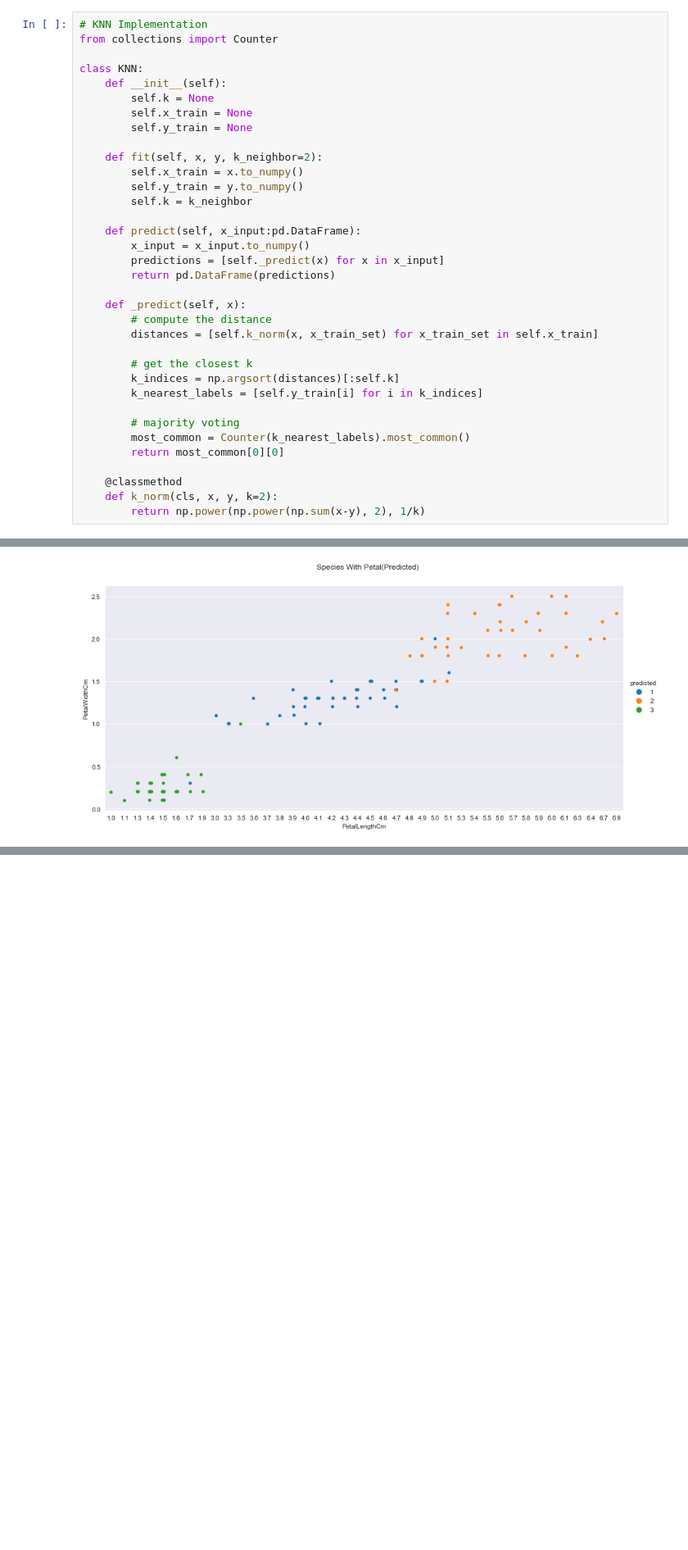
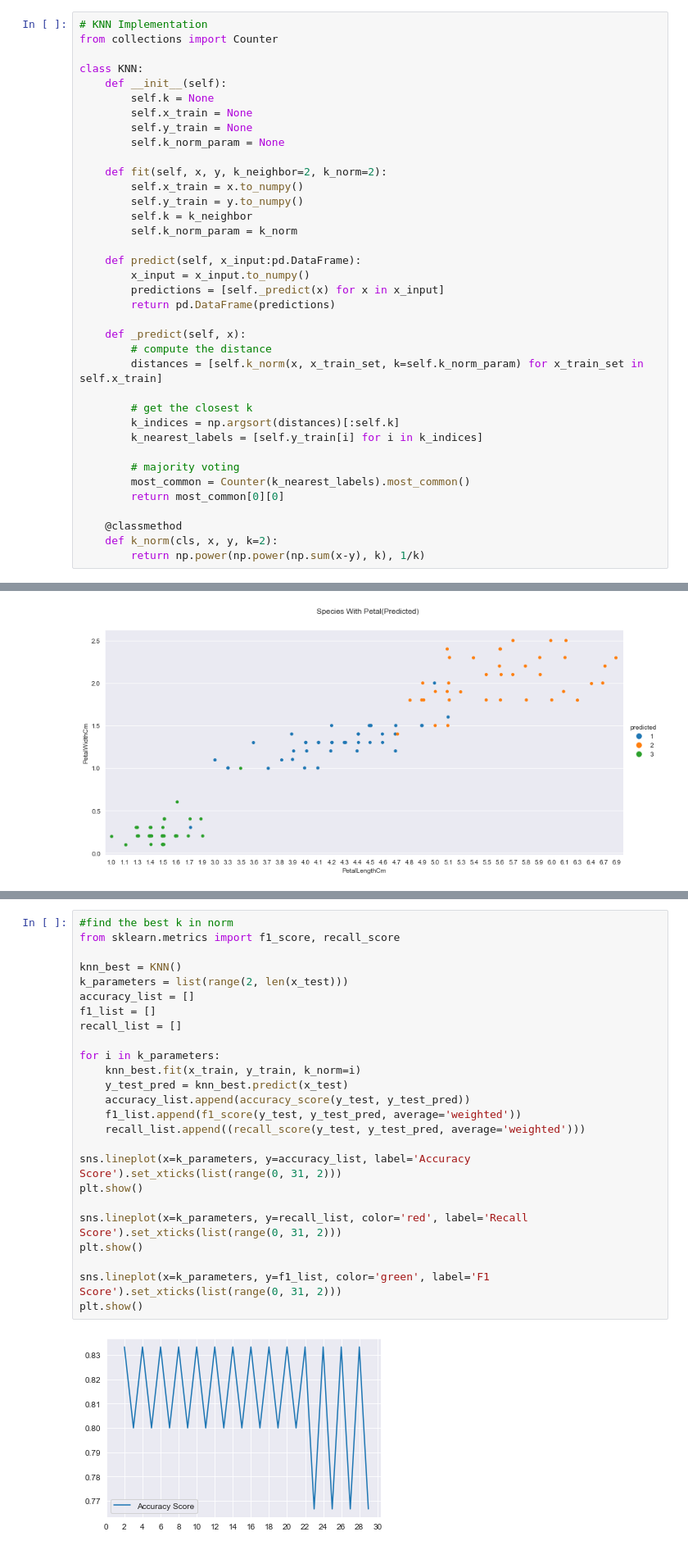
Before and after one commit to pouriaSameti/ML-Projects, a Jupyter notebook: Q2-Iris/code/Iris_Prediction/Iris_KNN.ipynb, the cells around one changed output, grey strips where cells are left out. Shown at 82% size. Cells and saved outputs as stored; diff of their text form; blank space fills up the shorter version.

Commit message:
Iris -> another changes with respect to calculate k_norm.

```diff
--- a/Q2-Iris/code/Iris_Prediction/Iris_KNN.ipynb
+++ b/Q2-Iris/code/Iris_Prediction/Iris_KNN.ipynb
@@ -67,11 +67,13 @@ class KNN:
         self.k = None
         self.x_train = None
         self.y_train = None
+        self.k_norm_param = None
 
-    def fit(self, x, y, k_neighbor=2):
+    def fit(self, x, y, k_neighbor=2, k_norm=2):
         self.x_train = x.to_numpy()
         self.y_train = y.to_numpy()
         self.k = k_neighbor
+        self.k_norm_param = k_norm
 
     def predict(self, x_input:pd.DataFrame):
         x_input = x_input.to_numpy()
@@ -80,7 +82,7 @@ class KNN:
 
     def _predict(self, x):
         # compute the distance
-        distances = [self.k_norm(x, x_train_set) for x_train_set in self.x_train]
+        distances = [self.k_norm(x, x_train_set, k=self.k_norm_param) for x_train_set in self.x_train]
 
         # get the closest k
         k_indices = np.argsort(distances)[:self.k]
@@ -92,7 +94,7 @@ class KNN:
 
     @classmethod
     def k_norm(cls, x, y, k=2):
-        return np.power(np.power(np.sum(x-y), 2), 1/k)
+        return np.power(np.power(np.sum(x-y), k), 1/k)
 # %%
 # KNN Running
 knn = KNN()
@@ -186,3 +188,30 @@ plt.show()
 [figure]
 [figure]
 [figure]
+# %%
+#find the best k in norm
+from sklearn.metrics import f1_score, recall_score
+
+knn_best = KNN()
+k_parameters = list(range(2, len(x_test)))
+accuracy_list = []
+f1_list = []
+recall_list = []
+
+for i in k_parameters:
+    knn_best.fit(x_train, y_train, k_norm=i)
+    y_test_pred = knn_best.predict(x_test)
+    accuracy_list.append(accuracy_score(y_test, y_test_pred))
+    f1_list.append(f1_score(y_test, y_test_pred, average='weighted'))
+    recall_list.append((recall_score(y_test, y_test_pred, average='weighted')))
+
+sns.lineplot(x=k_parameters, y=accuracy_list, label='Accuracy Score').set_xticks(list(range(0, 31, 2)))
+plt.show()
+
+sns.lineplot(x=k_parameters, y=recall_list, color='red', label='Recall Score').set_xticks(list(range(0, 31, 2)))
+plt.show()
+
+sns.lineplot(x=k_parameters, y=f1_list, color='green', label='F1 Score').set_xticks(list(range(0, 31, 2)))
+plt.show()
+# %% [output]
+[figure, added]
```
Also changed, not shown: parts of 2 cells of this notebook.
